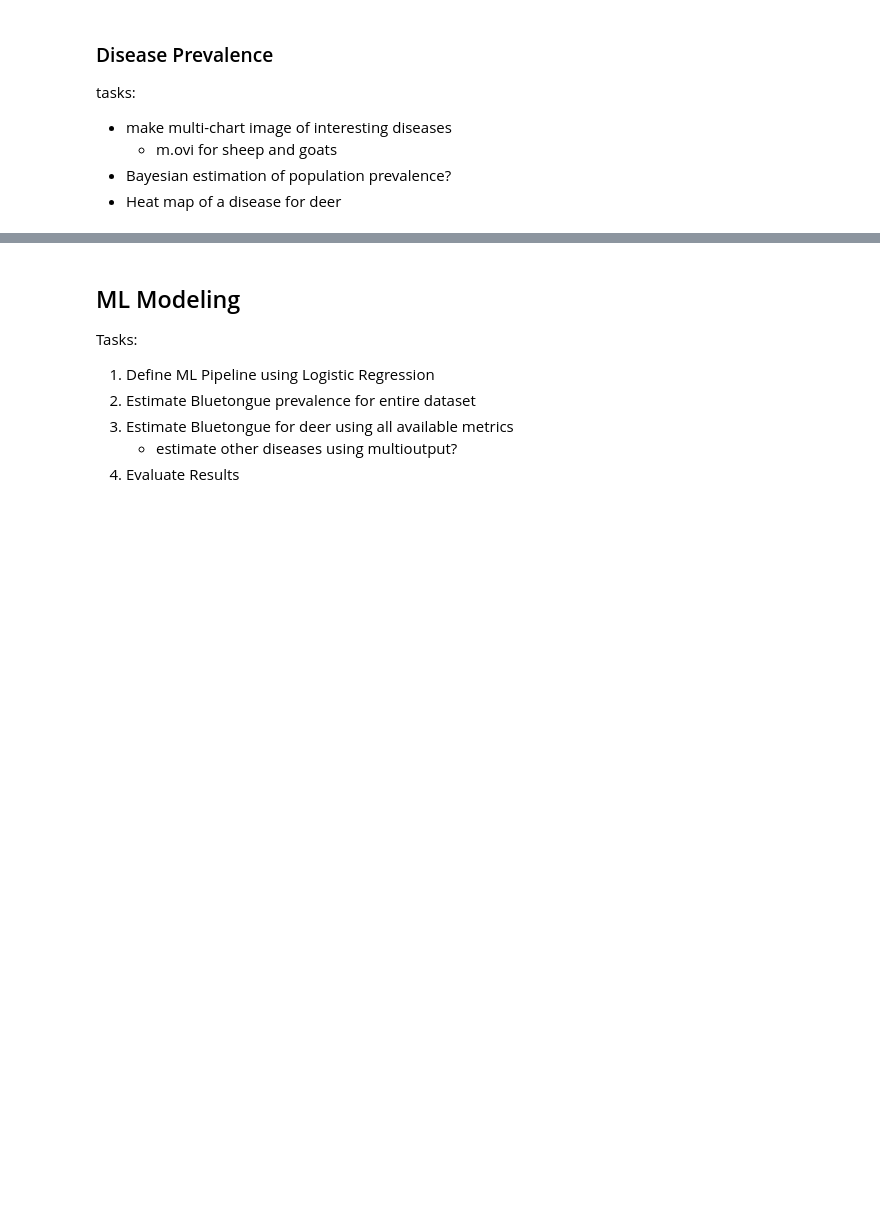
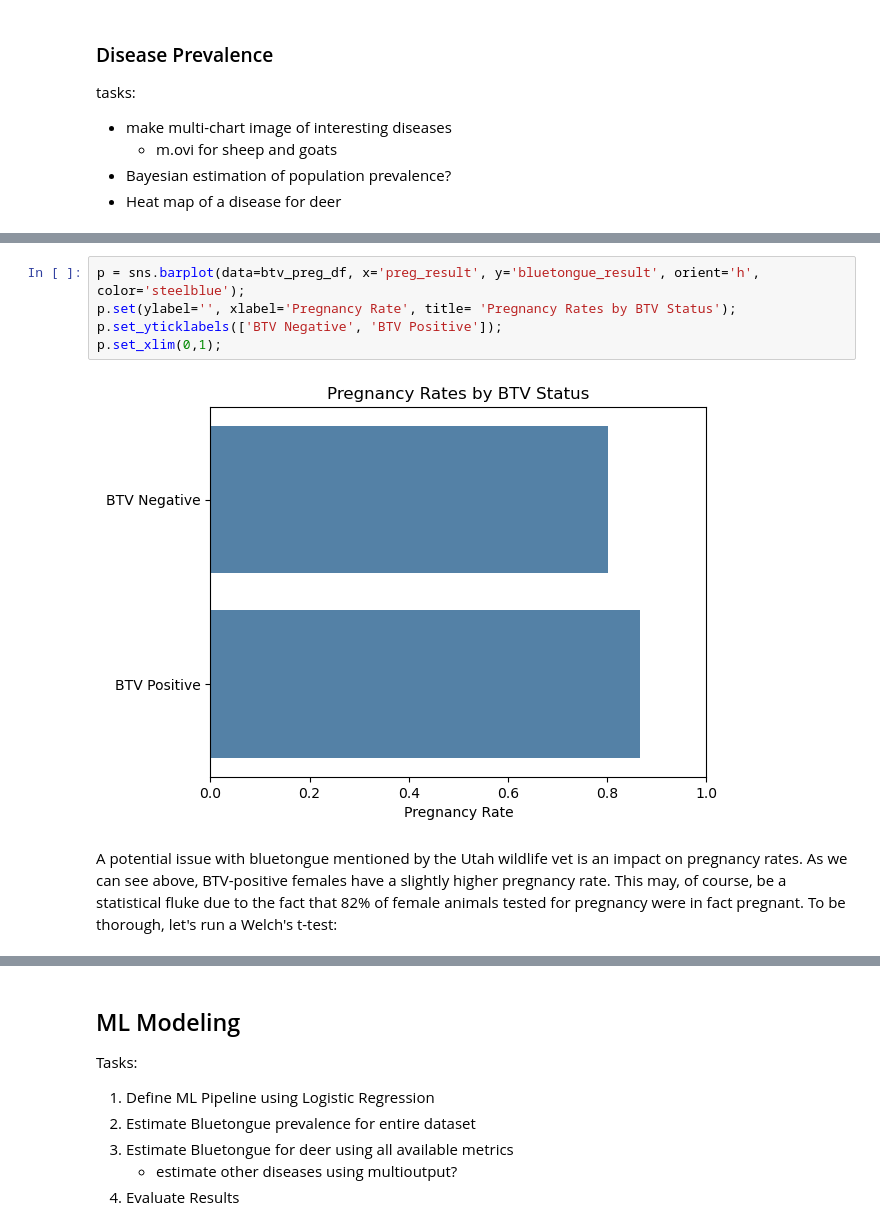
Before and after one commit to epistemetrica/utah_dwr_python, a Jupyter notebook: wildlife_disease.ipynb, the cells around one changed output, grey strips where cells are left out. Drawn from its saved outputs; the diff is of its cells as text; blank space fills up the shorter version.

```diff
--- a/wildlife_disease.ipynb
+++ b/wildlife_disease.ipynb
@@ -411,0 +454,9 @@ tasks:
+# %%
+p = sns.barplot(data=btv_preg_df, x='preg_result', y='bluetongue_result', orient='h', color='steelblue');
+p.set(ylabel='', xlabel='Pregnancy Rate', title= 'Pregnancy Rates by BTV Status');
+p.set_yticklabels(['BTV Negative', 'BTV Positive']);
+p.set_xlim(0,1);
+# %% [output]
+[figure, added]
+# %% [markdown]
+A potential issue with bluetongue mentioned by the Utah wildlife vet is an impact on pregnancy rates. As we can see above, BTV-positive females have a slightly higher pregnancy rate. This may, of course, be a statistical fluke due to the fact that 82% of female animals tested for pregnancy were in fact pregnant. To be thorough, let's run a Welch's t-test:
```
Also changed, not shown: parts of 11 cells of this notebook.
